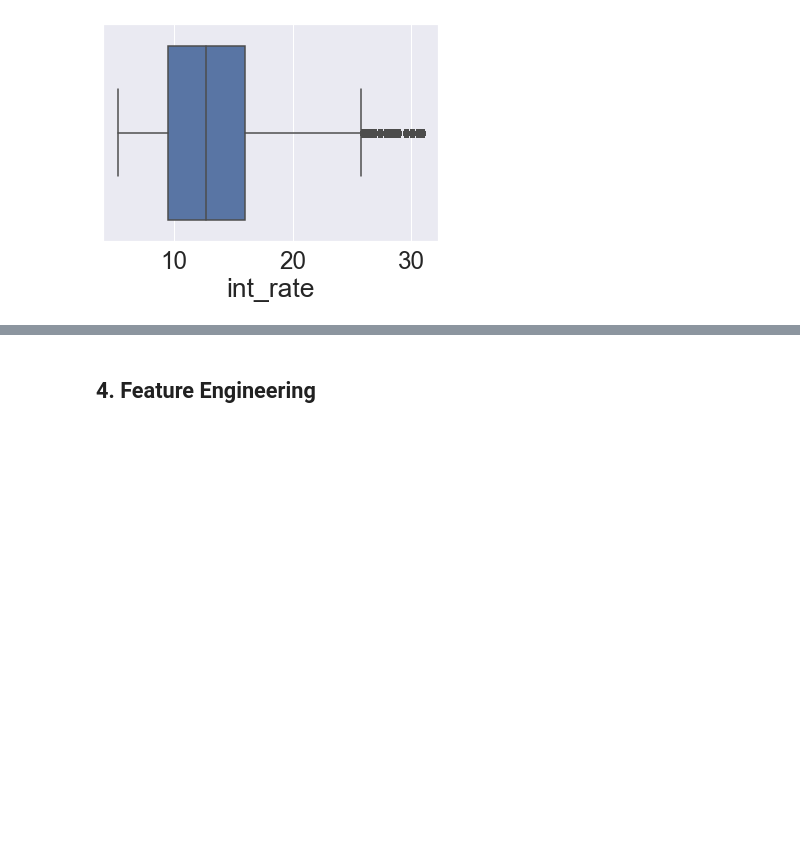
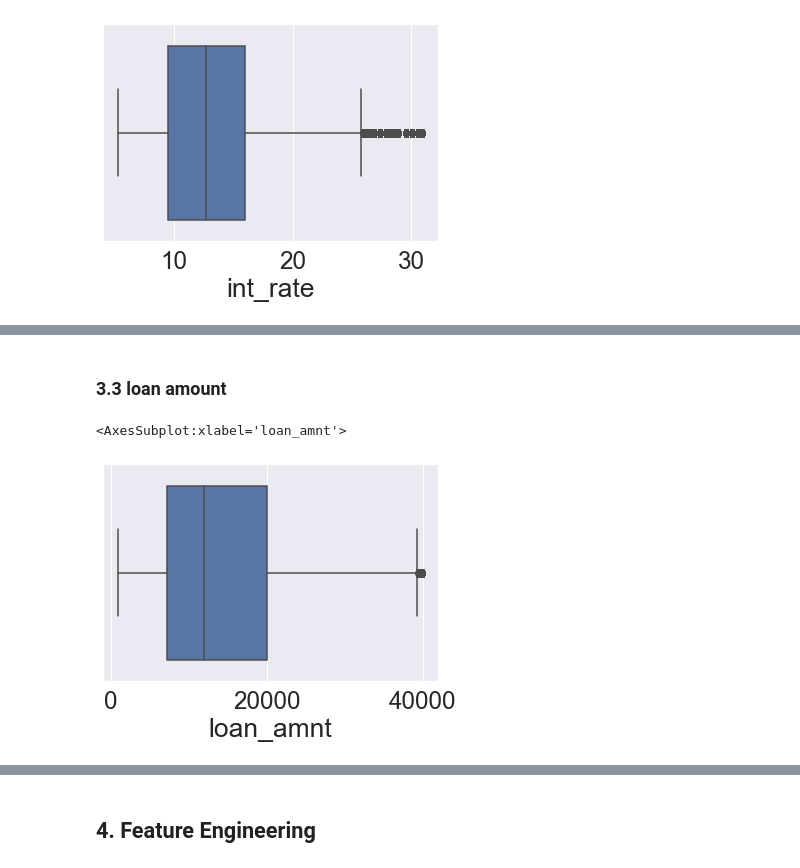
Before and after one commit to yifeng93/LendingClub_Default, a Jupyter notebook: Code/Part2_Data_Preparation_Wrangling.ipynb, the cells around one changed output, grey strips where cells are left out. Saved outputs shown, nothing was run; the diff lists cells and outputs as text; code cells hidden in the pictures; blank space fills up the shorter version.

```diff
--- a/Code/Part2_Data_Preparation_Wrangling.ipynb
+++ b/Code/Part2_Data_Preparation_Wrangling.ipynb
@@ -195,0 +186,7 @@ Name: int_rate, dtype: float64
+# %% [markdown]
+### 3.3 loan amount
+# %%
+sns.boxplot(x = df['loan_amnt'])
+# %% [output]
+<AxesSubplot:xlabel='loan_amnt'>
+[figure, added]
```
Also changed, not shown: parts of 26 cells of this notebook, 2 other files.
